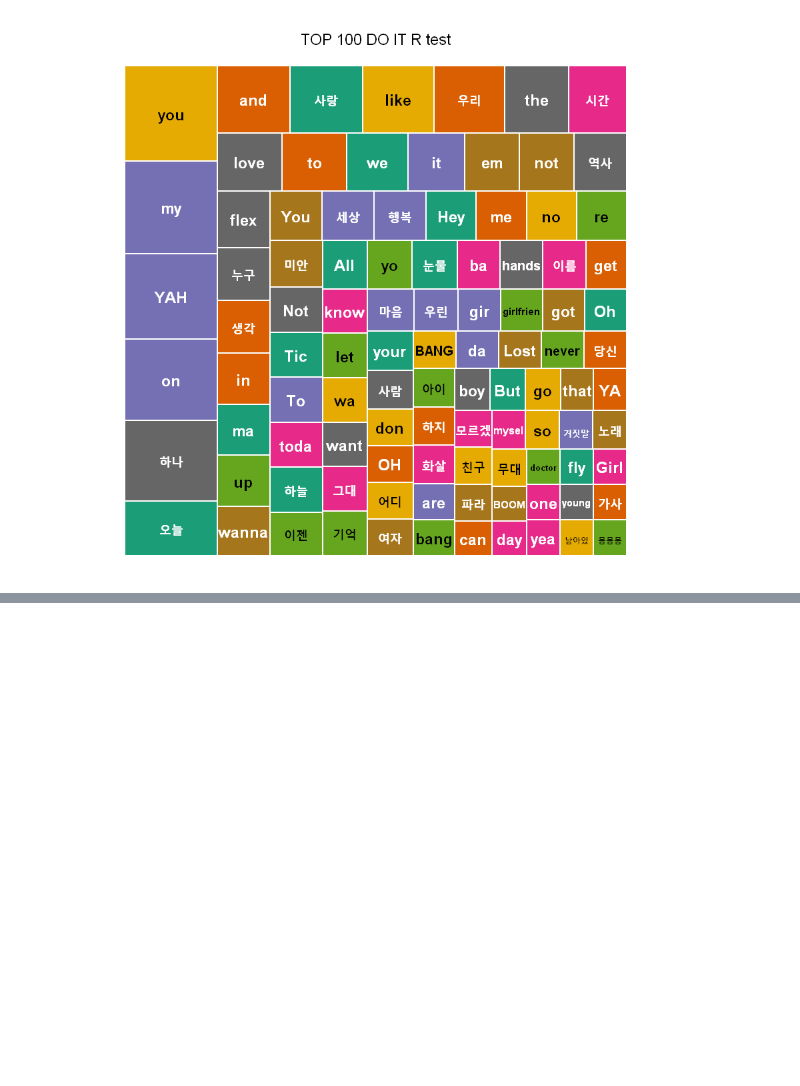
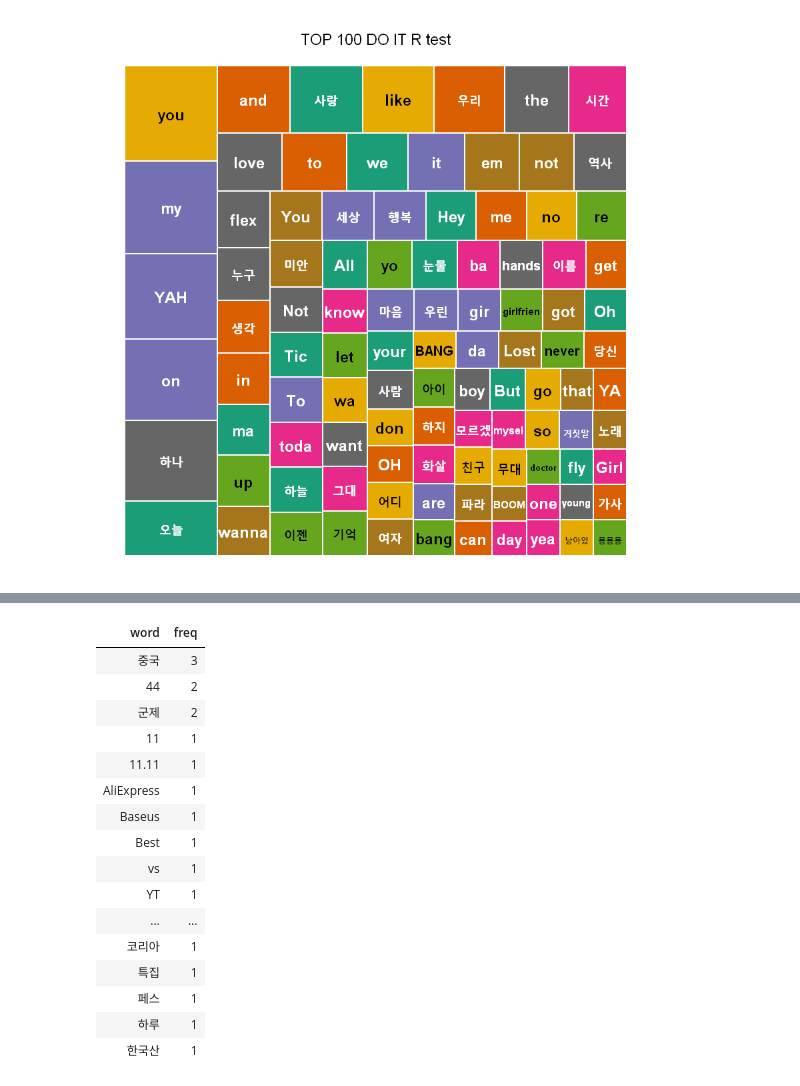
Before and after one commit to seunghuilee91/Rscraping1, a Jupyter notebook: Untitled.ipynb, the cells around one changed output, grey strips where cells are left out. Drawn from its saved outputs; the diff is of its cells as text; code cells hidden in the pictures; blank space fills up the shorter version.

```diff
--- a/Untitled.ipynb
+++ b/Untitled.ipynb
@@ -178,0 +230,3 @@ Warning message:
+# %%
+ html <- remD$getPageSource()[[1]]
+ html <- read_html(html)
@@ -178,0 +274,24 @@ Warning message:
+# %%
+top_50 <- noun_yt %>%
+ filter(nchar(word)>=2) %>%
+ arrange(desc(freq)) %>%
+ head(50)
+top_50
+# %% [output]
+| word | freq |
+| 중국 | 3 |
+| 44 | 2 |
+| 군제 | 2 |
+| 11 | 1 |
+| 11.11 | 1 |
+| AliExpress | 1 |
+| Baseus | 1 |
+| Best | 1 |
+| vs | 1 |
+| YT | 1 |
+| ... | ... |
+| 코리아 | 1 |
+| 특집 | 1 |
+| 페스 | 1 |
+| 하루 | 1 |
+| 한국산 | 1 |
```
Also changed, not shown: parts of 18 cells of this notebook.
